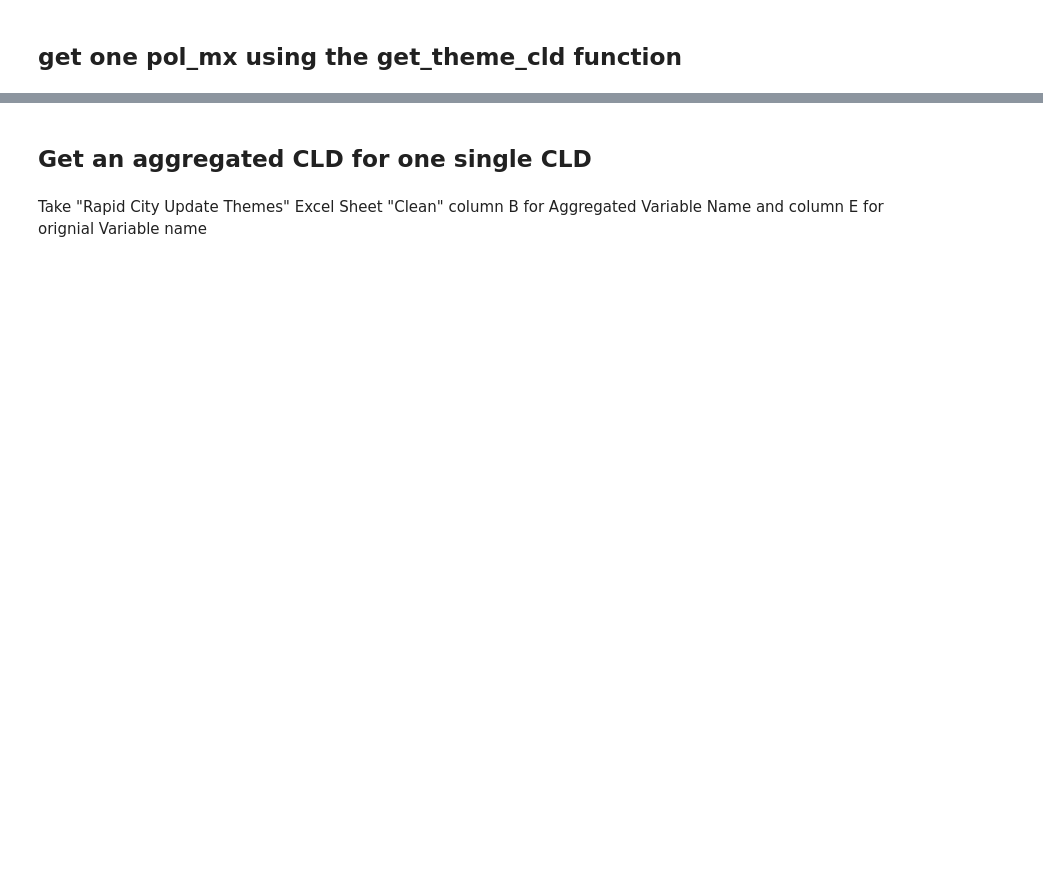
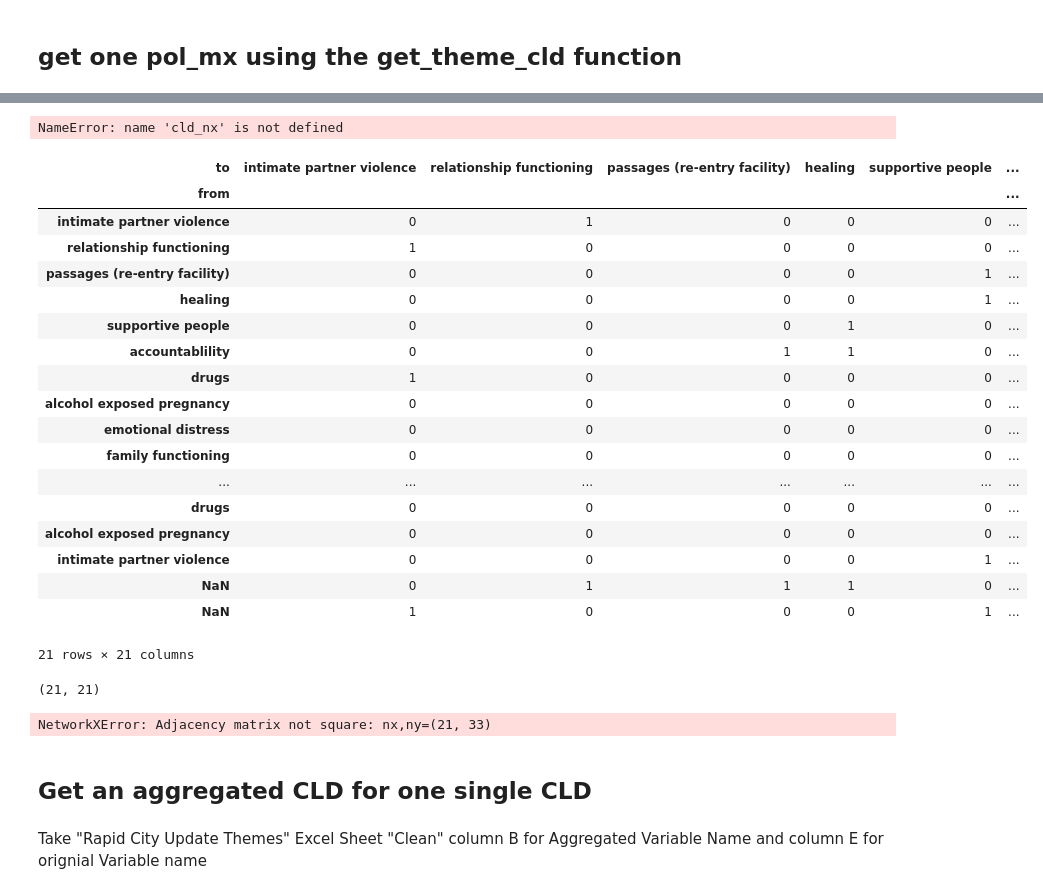
Before and after one commit to georgia-max/MentalMaps_Aggregation, a Jupyter notebook: Jupyter/aggregateCLD.ipynb, the cells around one changed output, grey strips where cells are left out. Saved outputs shown, nothing was run; the diff lists cells and outputs as text; code cells hidden in the pictures; blank space fills up the shorter version.

```diff
--- a/Jupyter/aggregateCLD.ipynb
+++ b/Jupyter/aggregateCLD.ipynb
@@ -215,6 +225,10 @@ plt.draw()
 # %% [markdown]
 ## get one pol_mx using the get_theme_cld function
 # %%
-pol_mx = parse_cld.get_theme_cld(my_data_RC['Passages Clean.json'], df_aggregate_names)
-print(pol_mx)
+merge_df, theme_dict = parse_cld.get_theme_cld(my_data_RC['Passages Clean.json'], df_aggregate_names)
+
+adj_mx = parse_cld.get_aggregate_adjacency_mx(merge_df, theme_dict)
+pol_nx = parse_cld.get_aggregate_polarity_mx(merge_df, theme_dict)
+
+merge_df
 # %% [output]
@@ -238,3 +252,50 @@ NaN                                                            0    0    0
+# %%
+df_subset = merge_df[['from', 'to', 'polarity_type']]
+# Change the column name polarity type of weight
+df_subset = df_subset.rename(columns={'polarity_type': 'weight'})
+
+d = parse_cld.get_dict_of_dicts(df_subset)
+# print(d)
+G_test = nx.MultiDiGraph(d)
+# print(dict_var)
+cld_nx.draw_labeled_multigraph(G_test, "weight", dict_var)
+# %% [output]
+NameError: name 'cld_nx' is not defined
+# %%
+adj_mx
+# %% [output]
+| to | intimate partner violence | relationship functioning | passages (re-entry facility) | healing | supportive people | ... |
+| from |  |  |  |  |  | ... |
+| intimate partner violence | 0 | 1 | 0 | 0 | 0 | ... |
+| relationship functioning | 1 | 0 | 0 | 0 | 0 | ... |
+| passages (re-entry facility) | 0 | 0 | 0 | 0 | 1 | ... |
+| healing | 0 | 0 | 0 | 0 | 1 | ... |
+| supportive people | 0 | 0 | 0 | 1 | 0 | ... |
+| accountablility | 0 | 0 | 1 | 1 | 0 | ... |
+| drugs | 1 | 0 | 0 | 0 | 0 | ... |
+| alcohol exposed pregnancy | 0 | 0 | 0 | 0 | 0 | ... |
+| emotional distress | 0 | 0 | 0 | 0 | 0 | ... |
+| family functioning | 0 | 0 | 0 | 0 | 0 | ... |
+| ... | ... | ... | ... | ... | ... | ... |
+| drugs | 0 | 0 | 0 | 0 | 0 | ... |
+| alcohol exposed pregnancy | 0 | 0 | 0 | 0 | 0 | ... |
+| intimate partner violence | 0 | 0 | 0 | 0 | 1 | ... |
+| NaN | 0 | 1 | 1 | 1 | 0 | ... |
+| NaN | 1 | 0 | 0 | 0 | 1 | ... |
+21 rows × 21 columns
+# %%
+pol_nx.shape
+# %% [output]
+(21, 21)
+# %%
+# pol_nx
+G= nx.from_pandas_adjacency(pol_nx, create_using=nx.DiGraph)
+# create a larger plot
+plt.figure(figsize=(15,10))
+nx.draw(G,with_labels = True)
+plt.draw()
+# %% [output]
+NetworkXError: Adjacency matrix not square: nx,ny=(21, 33)
 # %% [markdown]
 ## Get an aggregated CLD for one single CLD
 # %%
```
Also changed, not shown: parts of 16 cells of this notebook, 4 other files.
